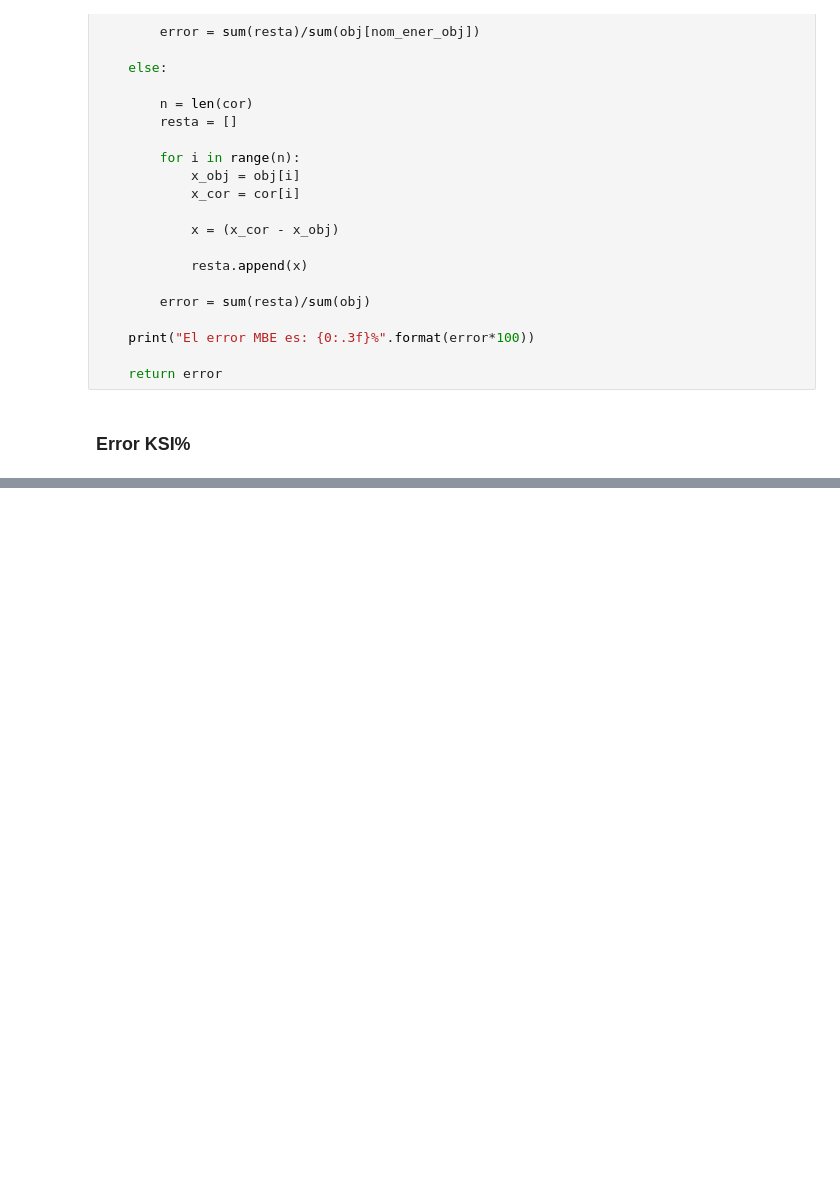
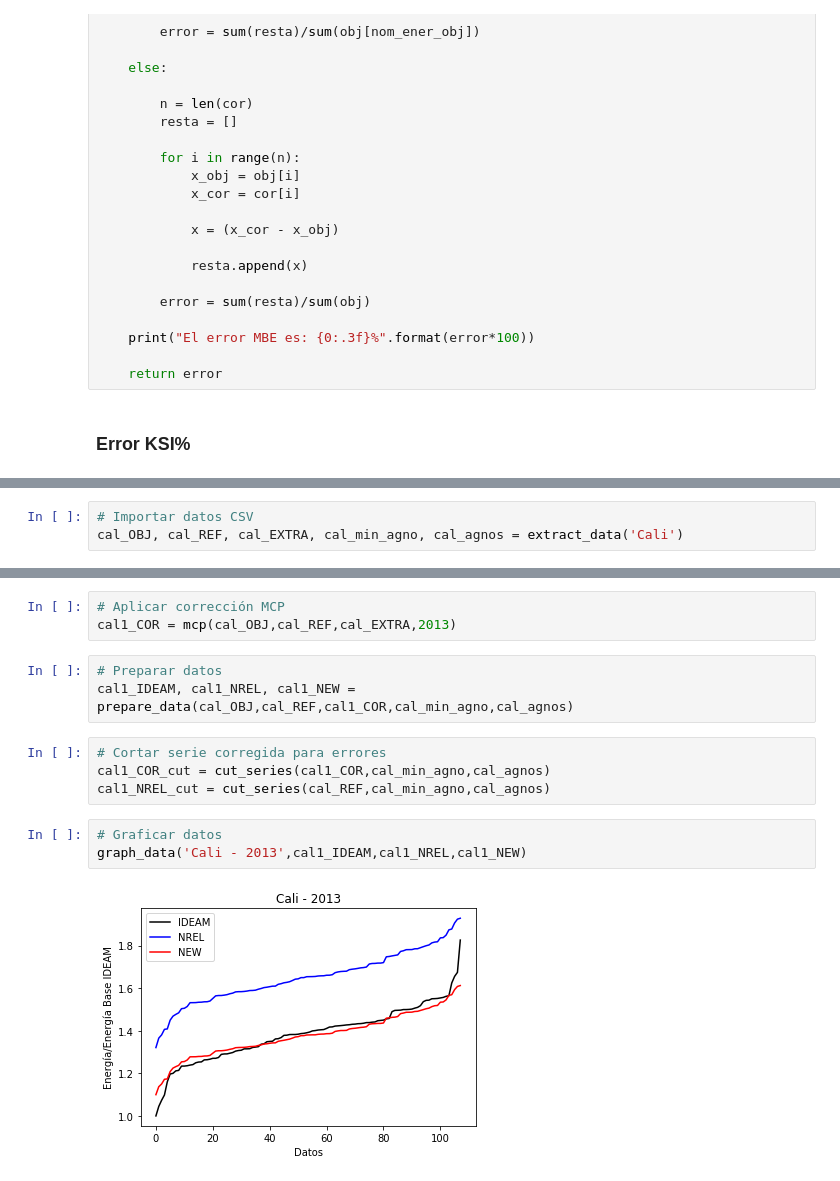
Before and after one commit to drodriguez32/Herramientas-Computacionales, a Jupyter notebook: 02_taller01/Taller_01.ipynb, the cells around one changed output, grey strips where cells are left out. Cells and saved outputs as stored; diff of their text form; blank space fills up the shorter version.

```diff
--- a/02_taller01/Taller_01.ipynb
+++ b/02_taller01/Taller_01.ipynb
@@ -317,0 +454,3 @@ El P-Value es: 0.460
+# %%
+# Importar datos CSV
+cal_OBJ, cal_REF, cal_EXTRA, cal_min_agno, cal_agnos = extract_data('Cali')
@@ -317,0 +459,15 @@ El P-Value es: 0.460
+# %%
+# Aplicar corrección MCP
+cal1_COR = mcp(cal_OBJ,cal_REF,cal_EXTRA,2013)
+# %%
+# Preparar datos
+cal1_IDEAM, cal1_NREL, cal1_NEW = prepare_data(cal_OBJ,cal_REF,cal1_COR,cal_min_agno,cal_agnos)
+# %%
+# Cortar serie corregida para errores
+cal1_COR_cut = cut_series(cal1_COR,cal_min_agno,cal_agnos)
+cal1_NREL_cut = cut_series(cal_REF,cal_min_agno,cal_agnos)
+# %%
+# Graficar datos
+graph_data('Cali - 2013',cal1_IDEAM,cal1_NREL,cal1_NEW)
+# %% [output]
+[figure, added]
```
Also changed, not shown: parts of 58 cells of this notebook, 6 other files.
